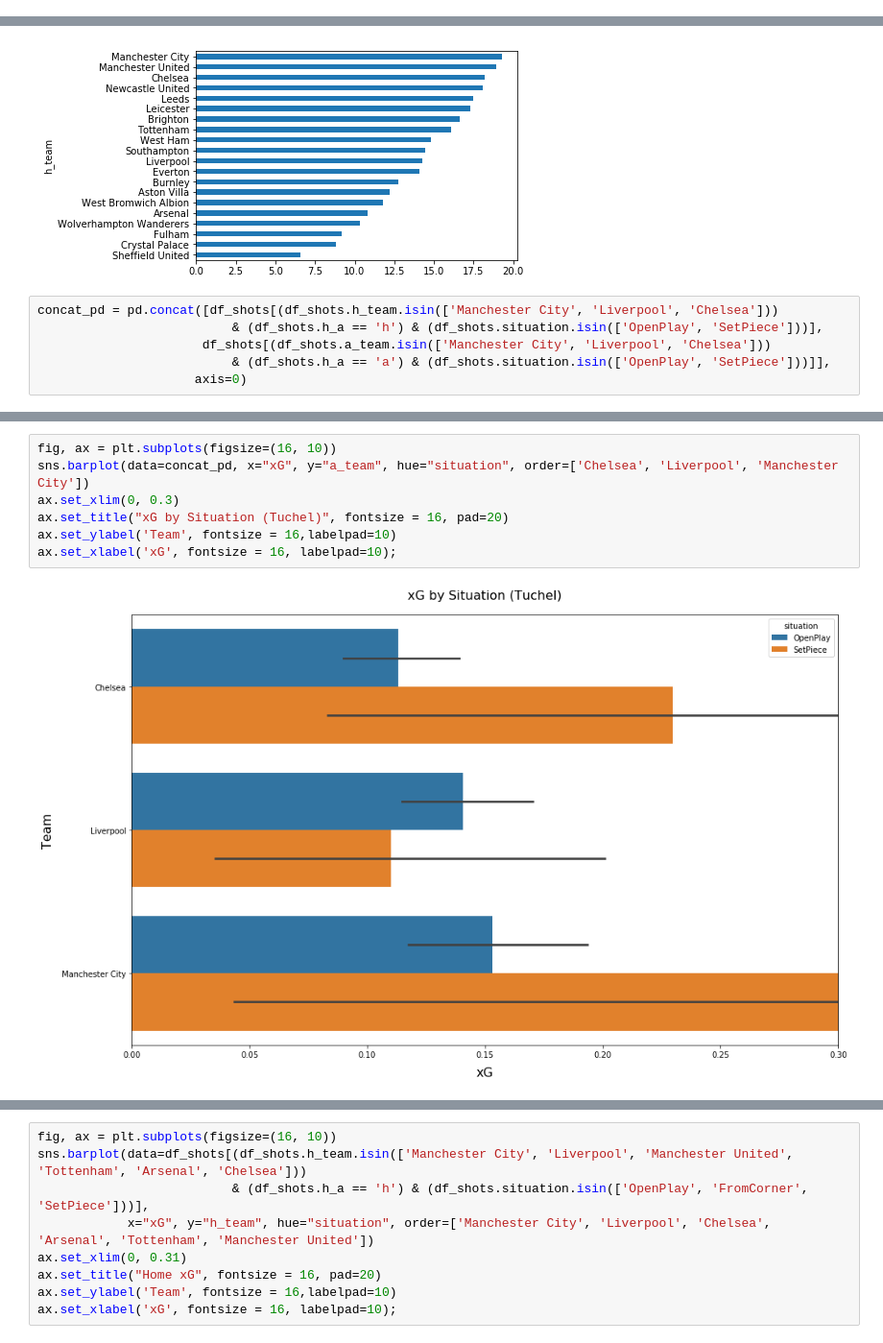
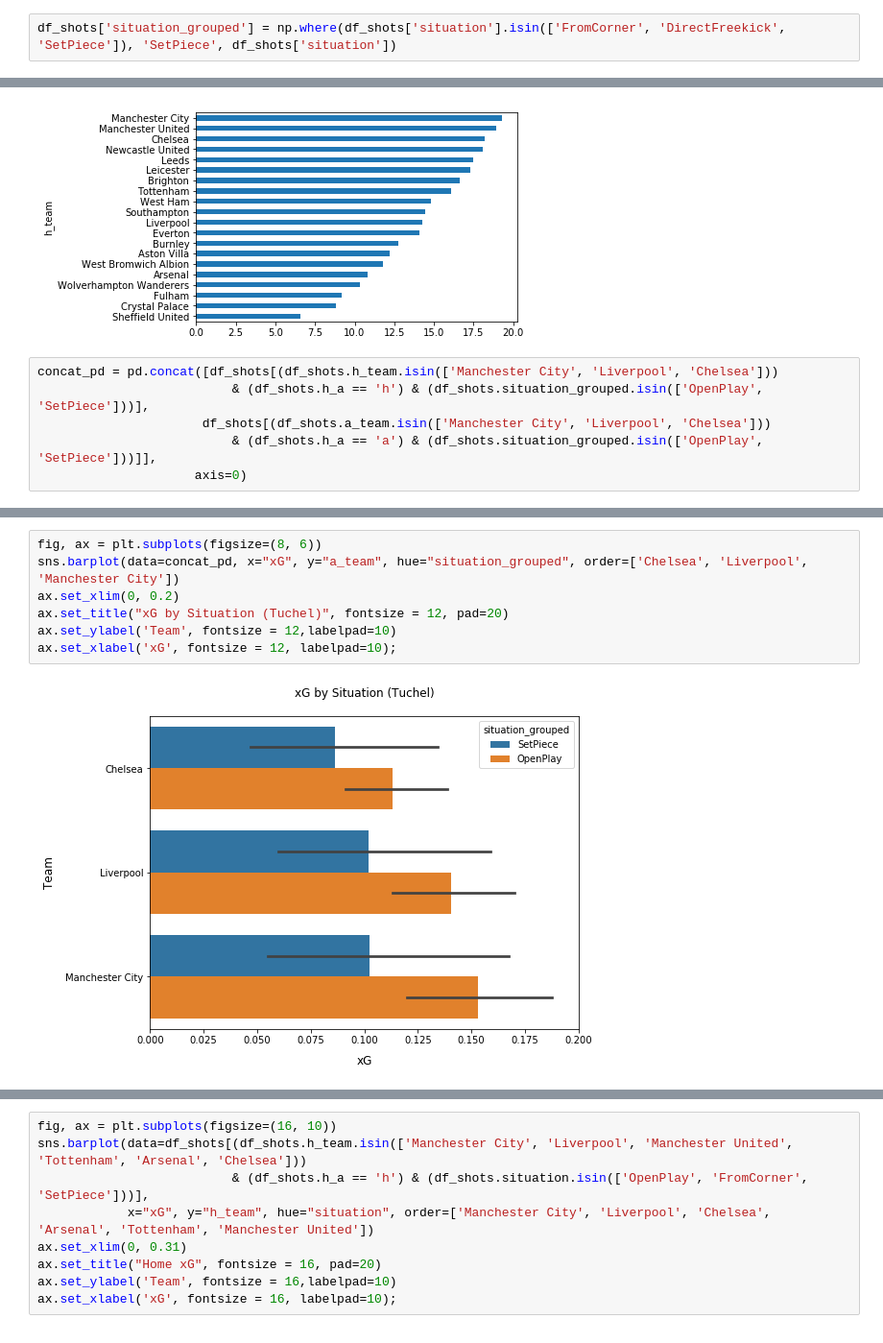
Before and after one commit to yashkarle/soccer-ds-stats, a Jupyter notebook: Projects/4UppsalaMMS/5_SimMatches/ass3_club_perf.ipynb, the cells around one changed output, grey strips where cells are left out. Shown at 96% size. Saved outputs shown, nothing was run; the diff lists cells and outputs as text.

```diff
--- a/Projects/4UppsalaMMS/5_SimMatches/ass3_club_perf.ipynb
+++ b/Projects/4UppsalaMMS/5_SimMatches/ass3_club_perf.ipynb
@@ -73,3 +73,5 @@ df_shots.situation.unique()
 # %% [output]
 array(['OpenPlay', 'FromCorner', 'DirectFreekick', 'SetPiece', 'Penalty'],
       dtype=object)
+# %%
+df_shots['situation_grouped'] = np.where(df_shots['situation'].isin(['FromCorner', 'DirectFreekick', 'SetPiece']), 'SetPiece', df_shots['situation'])
@@ -98,9 +104,9 @@ df_shots[df_shots.h_a == 'h'].groupby('h_team')['xG'].sum().sort_values().plot(k
 [figure]
 # %%
 concat_pd = pd.concat([df_shots[(df_shots.h_team.isin(['Manchester City', 'Liverpool', 'Chelsea']))
-                          & (df_shots.h_a == 'h') & (df_shots.situation.isin(['OpenPlay', 'SetPiece']))],
+                          & (df_shots.h_a == 'h') & (df_shots.situation_grouped.isin(['OpenPlay', 'SetPiece']))],
                       df_shots[(df_shots.a_team.isin(['Manchester City', 'Liverpool', 'Chelsea']))
-                          & (df_shots.h_a == 'a') & (df_shots.situation.isin(['OpenPlay', 'SetPiece']))]],
+                          & (df_shots.h_a == 'a') & (df_shots.situation_grouped.isin(['OpenPlay', 'SetPiece']))]],
                      axis=0)
 # %%
 concat_pd
@@ -121,9 +127,9 @@ concat_pd
 # %%
-fig, ax = plt.subplots(figsize=(16, 10))
-sns.barplot(data=concat_pd, x="xG", y="a_team", hue="situation", order=['Chelsea', 'Liverpool', 'Manchester City'])
-ax.set_xlim(0, 0.3)
-ax.set_title("xG by Situation (Tuchel)", fontsize = 16, pad=20)
-ax.set_ylabel('Team', fontsize = 16,labelpad=10)
-ax.set_xlabel('xG', fontsize = 16, labelpad=10);
+fig, ax = plt.subplots(figsize=(8, 6))
+sns.barplot(data=concat_pd, x="xG", y="a_team", hue="situation_grouped", order=['Chelsea', 'Liverpool', 'Manchester City'])
+ax.set_xlim(0, 0.2)
+ax.set_title("xG by Situation (Tuchel)", fontsize = 12, pad=20)
+ax.set_ylabel('Team', fontsize = 12,labelpad=10)
+ax.set_xlabel('xG', fontsize = 12, labelpad=10);
 # %% [output]
-[figure, old version]
+[figure, new version]
```
Also changed, not shown: parts of 5 cells of this notebook, 1 other file.
